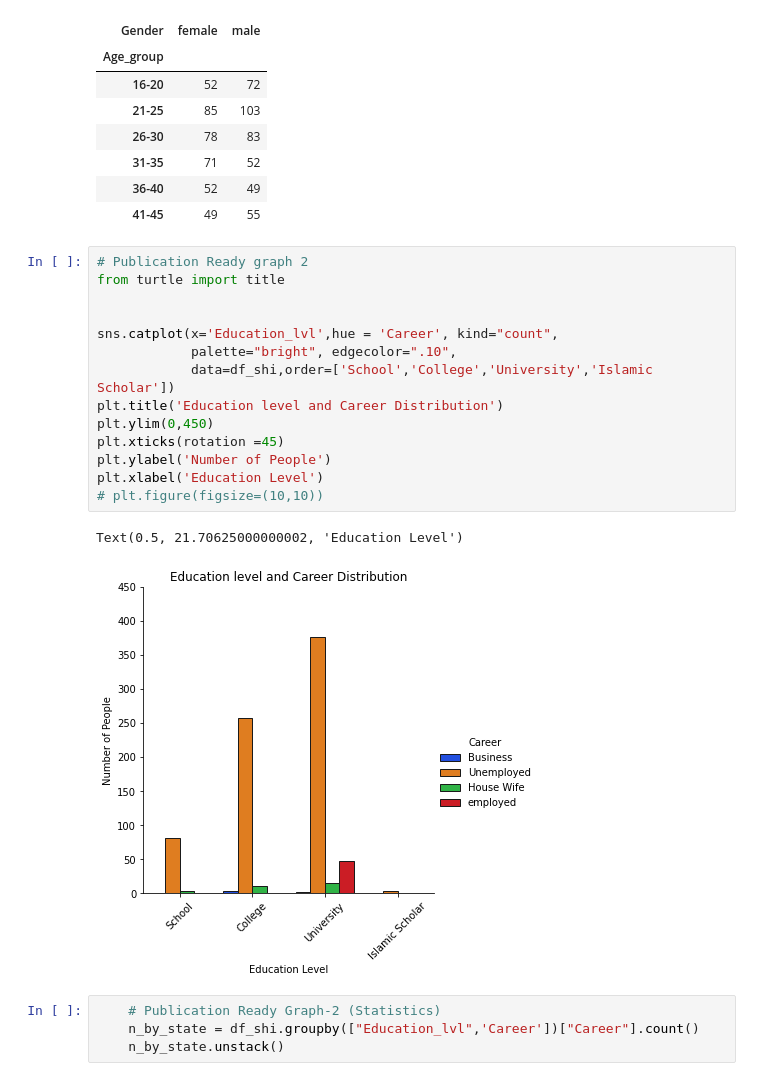
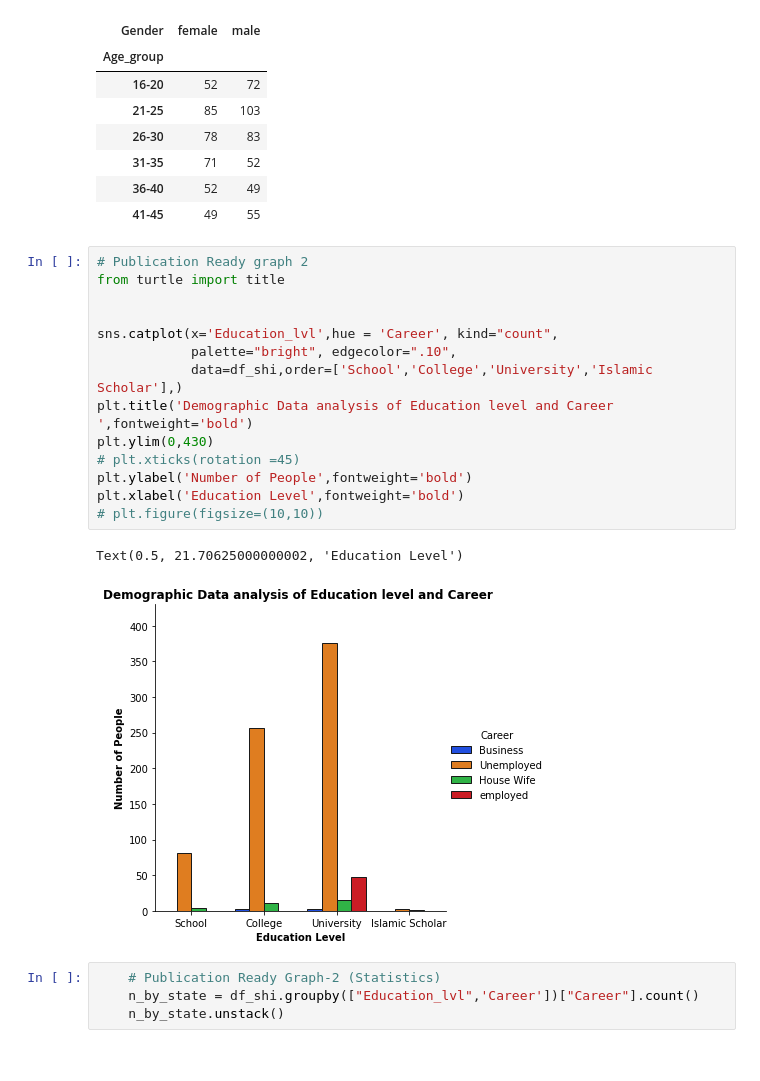
Before and after one commit to Obaid-Ullah/dataSci, a Jupyter notebook: EDA_schi/schizophrenia/intro_shizo.ipynb, the cells around one changed output. Cells and saved outputs as stored; diff of their text form.

```diff
--- a/EDA_schi/schizophrenia/intro_shizo.ipynb
+++ b/EDA_schi/schizophrenia/intro_shizo.ipynb
@@ -98,20 +140,20 @@ stat_1
 # %%
 # Publication Ready graph 2
 from turtle import title
 
 
 sns.catplot(x='Education_lvl',hue = 'Career', kind="count",
             palette="bright", edgecolor=".10",
-            data=df_shi,order=['School','College','University','Islamic Scholar'])
-plt.title('Education level and Career Distribution')
-plt.ylim(0,450)
-plt.xticks(rotation =45)
-plt.ylabel('Number of People')
-plt.xlabel('Education Level')
+            data=df_shi,order=['School','College','University','Islamic Scholar'],)
+plt.title('Demographic Data analysis of Education level and Career ',fontweight='bold')
+plt.ylim(0,430)
+# plt.xticks(rotation =45)
+plt.ylabel('Number of People',fontweight='bold')
+plt.xlabel('Education Level',fontweight='bold')
 # plt.figure(figsize=(10,10))
 # %% [output]
 Text(0.5, 21.70625000000002, 'Education Level')
-[figure, old version]
+[figure, new version]
 # %%
     # Publication Ready Graph-2 (Statistics)
     n_by_state = df_shi.groupby(["Education_lvl",'Career'])["Career"].count()
```
Also changed, not shown: parts of 11 cells of this notebook, 17 other files.
